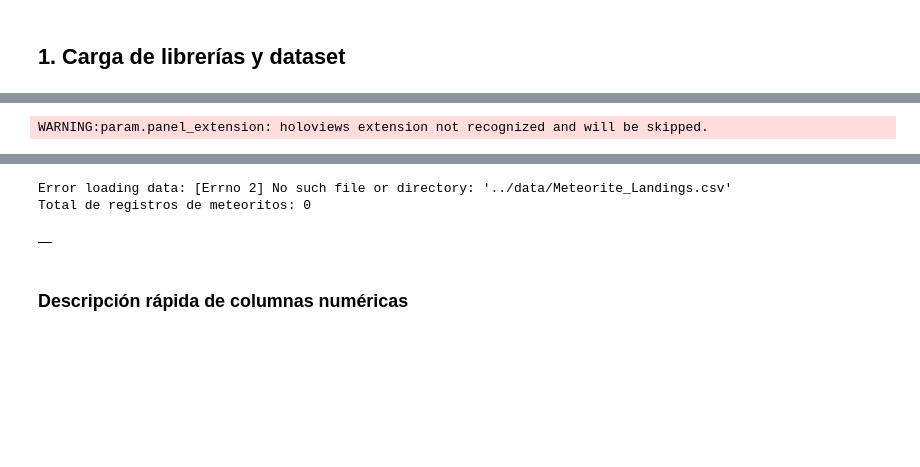
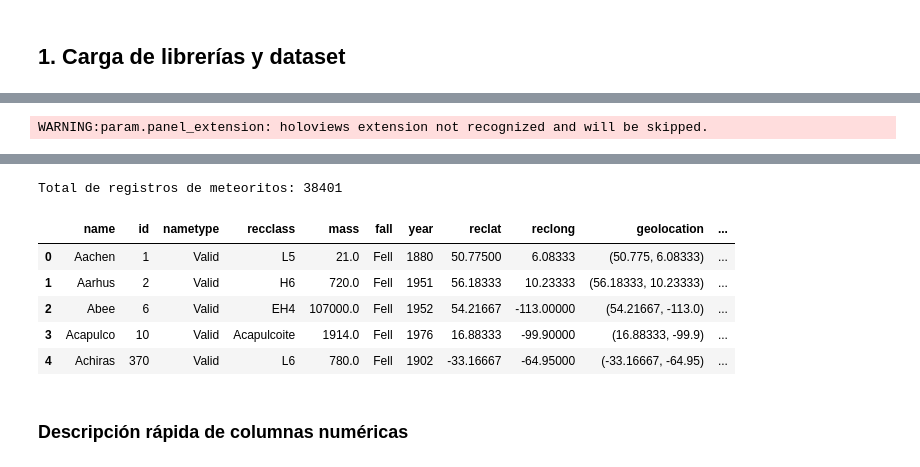
Before and after one commit to agusvillarreal/final-project-topicos-1, a Jupyter notebook: notebooks/meteorite_dashboard.ipynb, the cells around one changed output, grey strips where cells are left out. Saved outputs shown, nothing was run; the diff lists cells and outputs as text; code cells hidden in the pictures; blank space fills up the shorter version.

```diff
--- a/notebooks/meteorite_dashboard.ipynb
+++ b/notebooks/meteorite_dashboard.ipynb
@@ -31,39 +31,41 @@ import colorcet as cc
 import folium
 
 import sys
 import os
-os.chdir('../')  # sbimos un nivel a la raíz del proyecto
-
 
 # Ruta absoluta a la carpeta "src" (asumiendo que notebooks y src están al mismo nivel)
 src_path = os.path.abspath(os.path.join('..', 'src'))
 
 # Añadimos la ruta a sys.path si no está incluida
 if src_path not in sys.path:
     sys.path.append(src_path)
 
 # Ahora podemos importar
 from data_loader import load_meteorite_data
 from metrics import geographic_distribution_metrics
 
 
 # Extensión de Panel para gráficos (Plotly, Holoviews/Bokeh) en el notebook
 pn.extension('plotly', 'holoviews', sizing_mode="stretch_width")
 
 # Cargar el dataset
-meteorites = load_meteorite_data(file_path='/data/Meteorite_Landings.csv')
+meteorites = load_meteorite_data(file_path='/home/omega/final-project-topicos-1/data/Meteorite_Landings.csv')
 print("Total de registros de meteoritos:", len(meteorites))
 meteorites.head(5)
 # %% [output]
 [interactive output not drawn]
 [interactive output not drawn]
 [interactive output not drawn]
 WARNING:param.panel_extension: holoviews extension not recognized and will be skipped.
 [interactive output not drawn]
 [interactive output not drawn]
-Error loading data: [Errno 2] No such file or directory: '../data/Meteorite_Landings.csv'
-Total de registros de meteoritos: 0
+Total de registros de meteoritos: 38401
-|  |
+|  | name | id | nametype | recclass | mass | fall | year | reclat | reclong | geolocation | ... |
+| 0 | Aachen | 1 | Valid | L5 | 21.0 | Fell | 1880 | 50.77500 | 6.08333 | (50.775, 6.08333) | ... |
+| 1 | Aarhus | 2 | Valid | H6 | 720.0 | Fell | 1951 | 56.18333 | 10.23333 | (56.18333, 10.23333) | ... |
+| 2 | Abee | 6 | Valid | EH4 | 107000.0 | Fell | 1952 | 54.21667 | -113.00000 | (54.21667, -113.0) | ... |
+| 3 | Acapulco | 10 | Valid | Acapulcoite | 1914.0 | Fell | 1976 | 16.88333 | -99.90000 | (16.88333, -99.9) | ... |
+| 4 | Achiras | 370 | Valid | L6 | 780.0 | Fell | 1902 | -33.16667 | -64.95000 | (-33.16667, -64.95) | ... |
 # %% [markdown]
 ### Descripción rápida de columnas numéricas
 # %%
```
Also changed, not shown: parts of 6 cells of this notebook, 1 other file.
